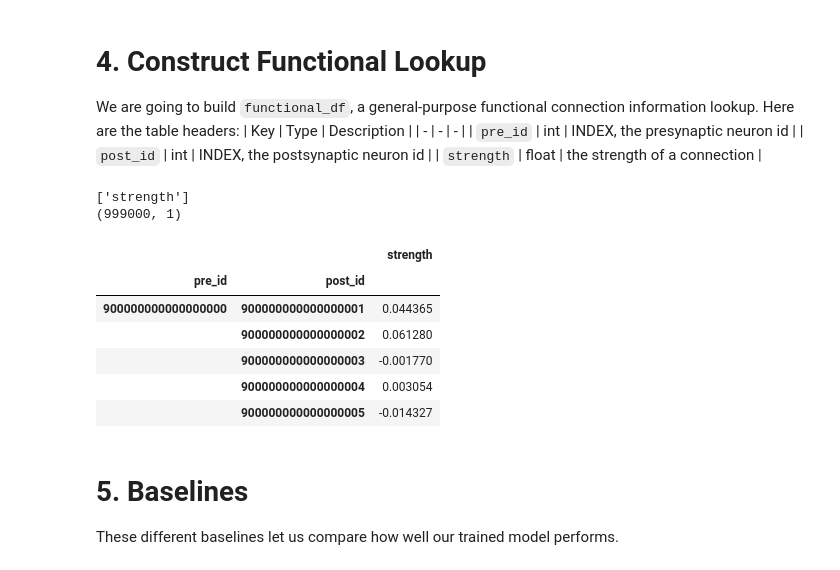
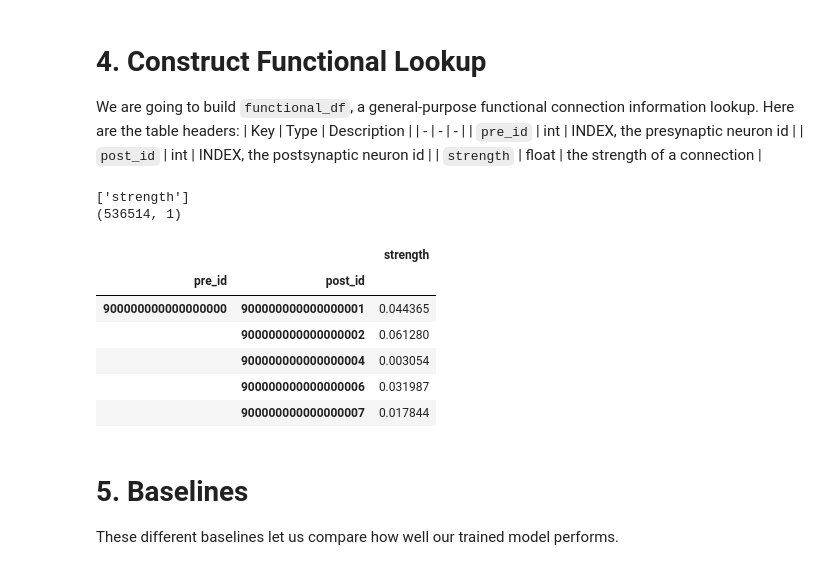
Before and after one commit to 12Jeef/NTAB_F26_Connectomics, a Jupyter notebook: jeffrey/official.ipynb, the cells around one changed output. Cells and saved outputs as stored; diff of their text form; code cells hidden in the pictures.

```diff
--- a/jeffrey/official.ipynb
+++ b/jeffrey/official.ipynb
@@ -519,32 +519,33 @@ We are going to build `functional_df`, a general-purpose functional connection i
 # %%
 # TODO: actually get the data downloaded and usable soon™
 
 if FUNCTIONAL_REGEN:
 
     functional_df = synapses_df.copy()
     functional_df.rename(columns={"n": "strength"}, inplace=True)
 
 else:
 
     functional_df = pd.read_parquet("cache/synth/functional.parquet" if SYNTH else "cache/functional/functional.parquet")
+    functional_df = functional_df[functional_df["strength"] > 0]
 
 print(functional_df.columns.to_list())
 print(functional_df.shape)
 display(functional_df.head())
 
 if FUNCTIONAL_REGEN:
     os.makedirs("cache/functional", exist_ok=True)
     functional_df.to_parquet("cache/functional/functional.parquet")
 # %% [output]
 ['strength']
-(999000, 1)
+(536514, 1)
 |  |  | strength |
 | pre_id | post_id |  |
 | 900000000000000000 | 900000000000000001 | 0.044365 |
 |  | 900000000000000002 | 0.061280 |
-|  | 900000000000000003 | -0.001770 |
 |  | 900000000000000004 | 0.003054 |
-|  | 900000000000000005 | -0.014327 |
+|  | 900000000000000006 | 0.031987 |
+|  | 900000000000000007 | 0.017844 |
 # %% [markdown]
 # 5. Baselines
 
```
Also changed, not shown: parts of 7 cells of this notebook.
